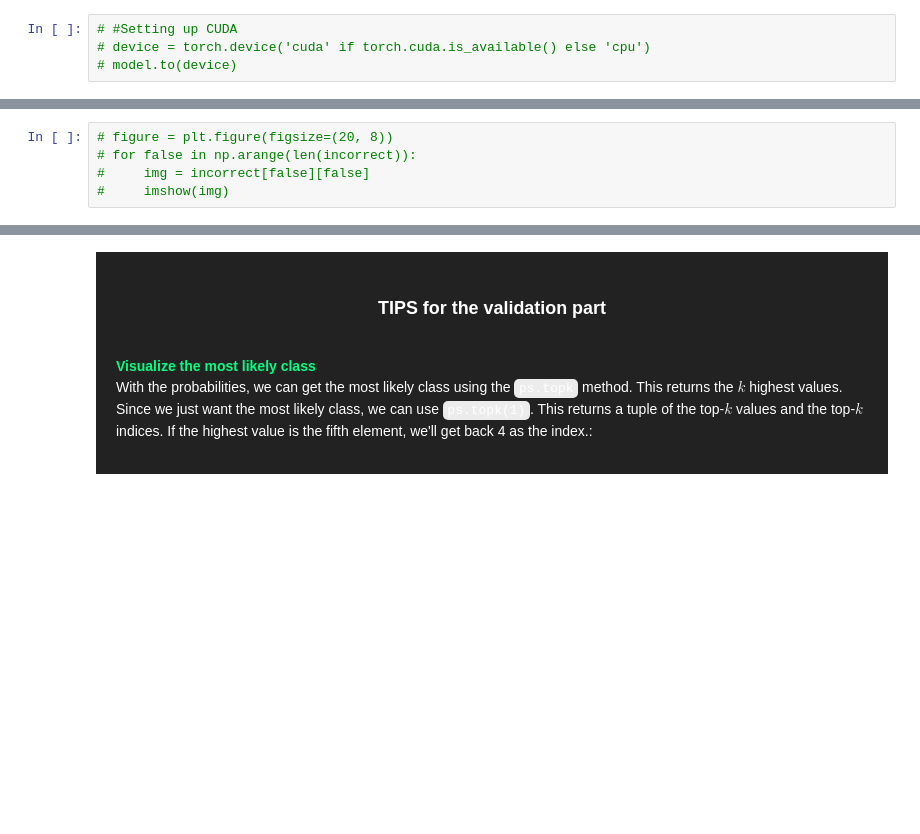
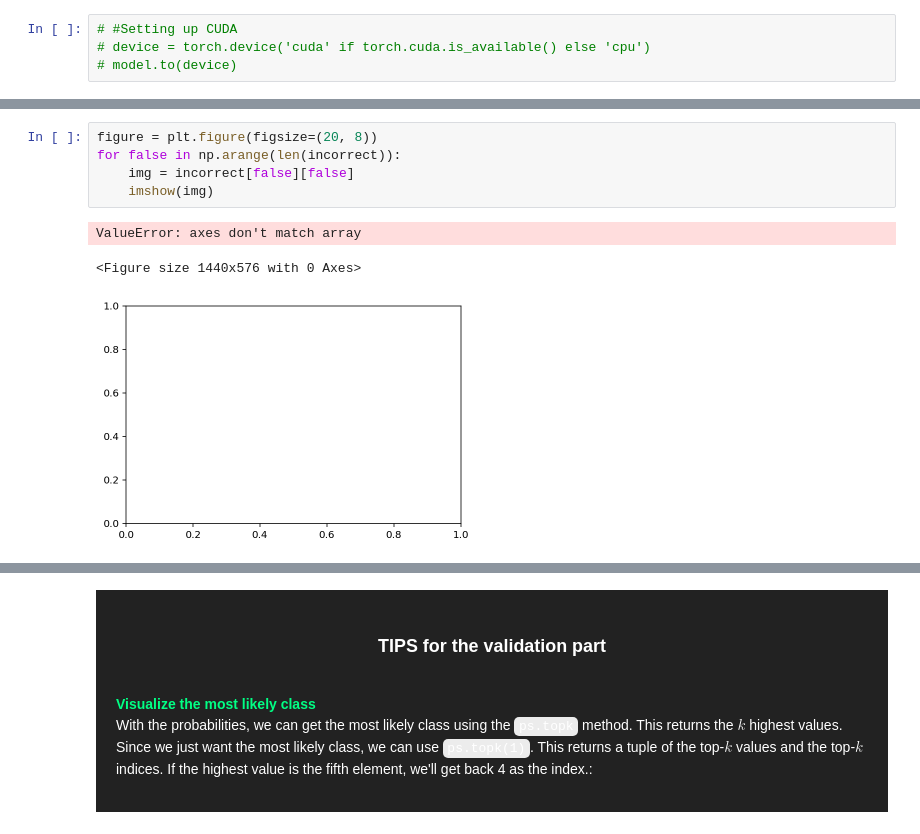
Before and after one commit to jeno-lustyik/clothing-challenge, a Jupyter notebook: Friday Fashion Challenge.ipynb, the cells around one changed output, grey strips where cells are left out. Drawn from its saved outputs; the diff is of its cells as text; blank space fills up the shorter version.

```diff
--- a/Friday Fashion Challenge.ipynb
+++ b/Friday Fashion Challenge.ipynb
@@ -232,10 +232,14 @@ Epoch: 50/50
 Training time: 899.1752214431763
 [figure]
 # %%
-# figure = plt.figure(figsize=(20, 8))
-# for false in np.arange(len(incorrect)):
-#     img = incorrect[false][false]
-#     imshow(img)
+figure = plt.figure(figsize=(20, 8))
+for false in np.arange(len(incorrect)):
+    img = incorrect[false][false]
+    imshow(img)
+# %% [output]
+ValueError: axes don't match array
+<Figure size 1440x576 with 0 Axes>
+[figure, added]
 # %%
 # READ HERE! This is just a snippet of the code that can help you. The model has not been
 # defined above, so if you run this cell you should get an error. This is just to show you
```
Also changed, not shown: parts of 2 cells of this notebook.
